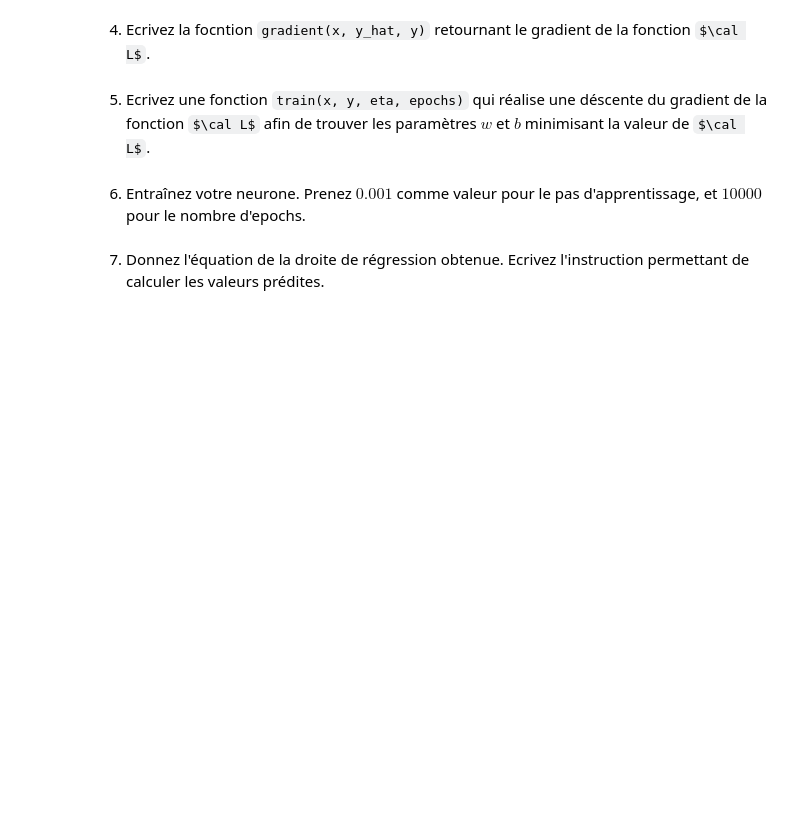
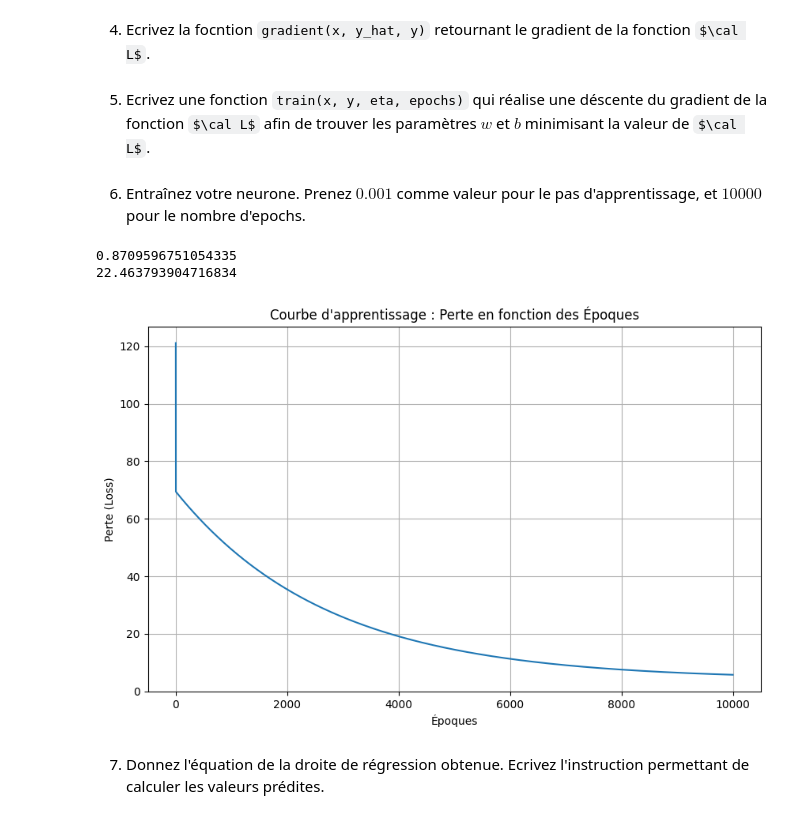
Before and after one commit to Daskans/FAC, a Jupyter notebook: M1 Info/IA/TD 3/deep_learning.ipynb, the cells around one changed output. Saved outputs shown, nothing was run; the diff lists cells and outputs as text; code cells hidden in the pictures; some formulas as TeX source; blank space fills up the shorter version.

```diff
--- a/M1 Info/IA/TD 3/deep_learning.ipynb
+++ b/M1 Info/IA/TD 3/deep_learning.ipynb
@@ -116,27 +116,46 @@ def loss(y : np.array, y_hat : np.array) -> float:
 3. Calculez le gradient de la fonction ${\cal L} = loss$ par rapport aux deux variables $w$ et $b$.
 # %% [markdown]
 4. Ecrivez la focntion <code>gradient(x, y_hat, y)</code> retournant le gradient de la fonction $\cal L$.
-# %%
-def gradient(x : np.array, y_hat : np.array, y : np.array):
-    n = x.length()
-    b = (1/n) * np.sum(y, y_hat)
-    w = (1/n) * np.sum(x, y, y_hat) - b
-    return w, b
+# %%
+def gradient(x : np.ndarray, y_hat : np.ndarray, y : np.ndarray):
+    error = y_hat - y
+    grad_w = np.mean(error * x)
+    grad_b = np.mean(error)
+    return grad_w, grad_b
 # %% [markdown]
 5. Ecrivez une fonction <code>train(x, y, eta, epochs)</code> qui réalise une déscente du gradient de la fonction $\cal L$ afin de trouver les paramètres $w$ et $b$ minimisant la valeur de $\cal L$.
 # %%
-def f(y):
-     return
+def gradient_descent(w, b, grad_w, grad_b, eta):
+     w_new = w - eta * grad_w
+     b_new = b - eta * grad_b
+     return w_new, b_new
 
 def train(x, y, eta, epochs):
-    Xcur = np.max(x)
+    loss_history = []
     w = 0
     b = 0
     for i in range(epochs):
-         y_hat = np.array([(w*xi + b for xi in x)])
-         w, b -= eta*gradient(x, y_hat, y)
-    return w, b
+         y_hat = neuron(x, w, b, id)
+         grad_w, grad_b = gradient(x, y_hat, y)
+         w, b = gradient_descent(w, b, grad_w, grad_b, eta)
+         loss_history.append(loss(y, y_hat))
+    return w, b, loss_history
 # %% [markdown]
 6. Entraînez votre neurone. Prenez $0.001$ comme valeur pour le pas d'apprentissage, et $10000$ pour le nombre d'epochs.
+# %%
+w_trained, b_trained, loss_history = train(X, Y, 0.001, 10000)
+print(w_trained)
+print(b_trained)
+plt.figure(figsize=(10, 6))
+plt.plot(loss_history[1:])
+plt.title("Courbe d'apprentissage : Perte en fonction des Époques")
+plt.xlabel("Époques")
+plt.ylabel("Perte (Loss)")
+plt.grid(True)
+plt.show()
+# %% [output]
+0.8709596751054335
+22.463793904716834
+[figure, added]
 # %% [markdown]
 7. Donnez l'équation de la droite de régression obtenue. Ecrivez l'instruction permettant de calculer les valeurs prédites.
```
Also changed, not shown: parts of 12 cells of this notebook, 2 other files.
